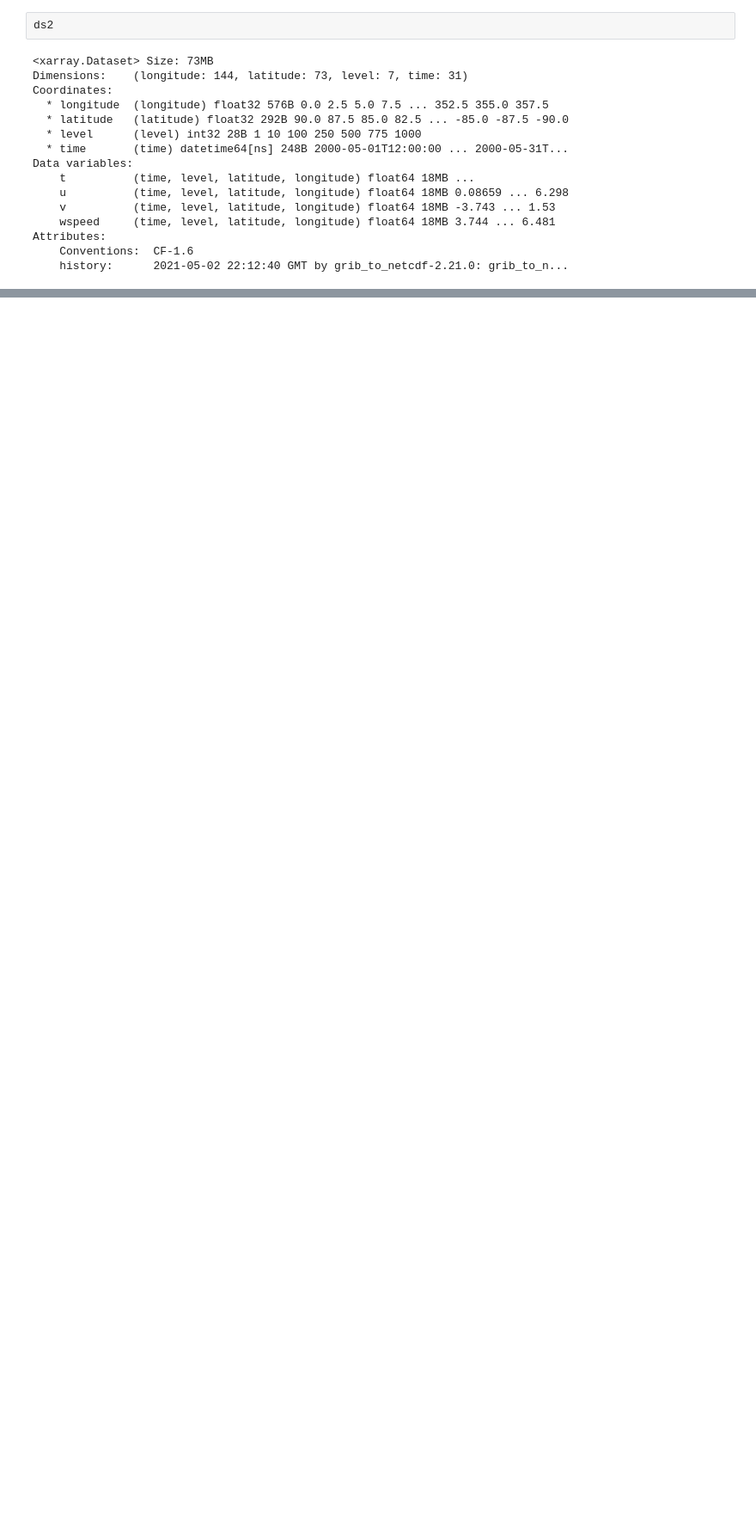
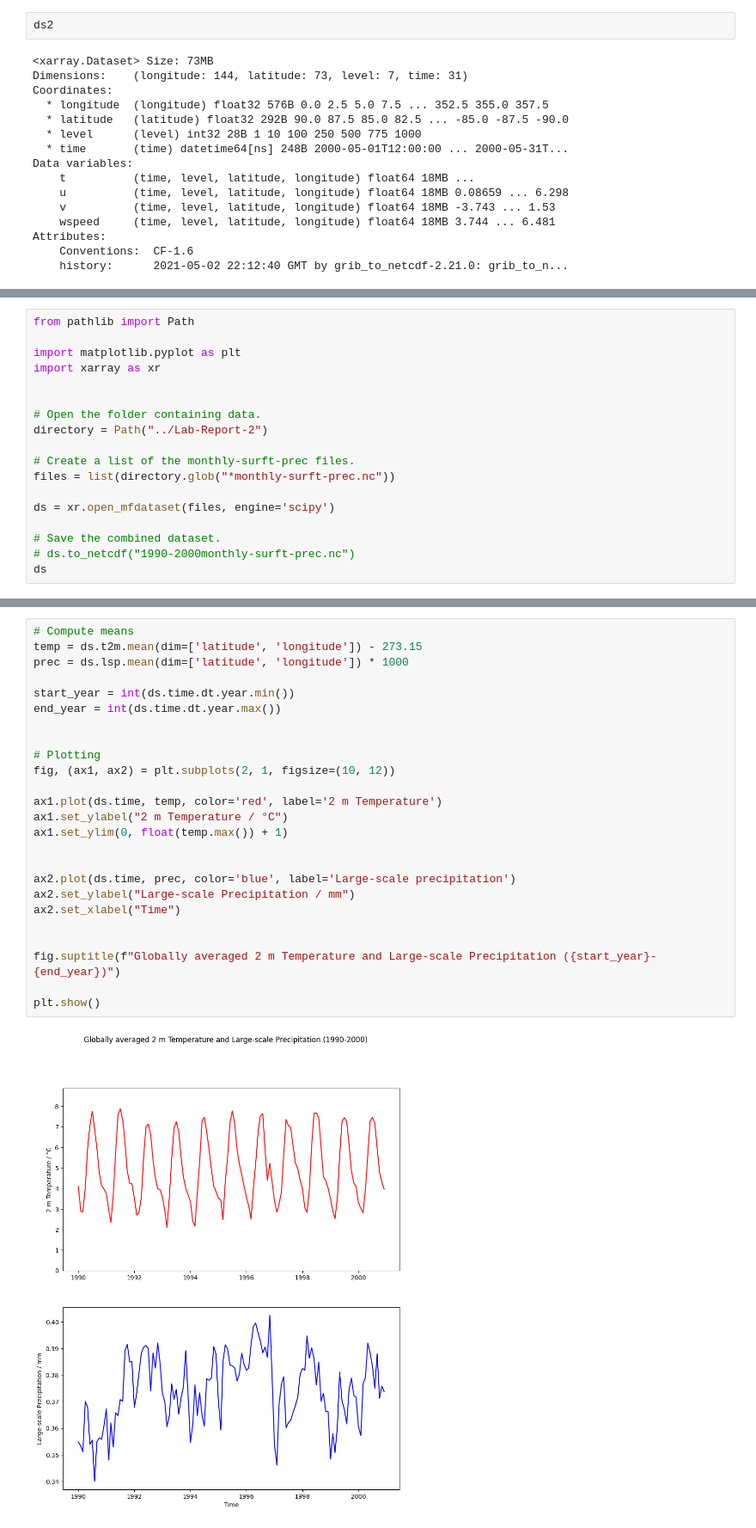
Before and after one commit to ChaPop870/63-527-Data-Analysis-of-Atm-and-Oce-using-Python-Labs, a Jupyter notebook: Lab-Report-2/Lab 3.ipynb, the cells around one changed output, grey strips where cells are left out. Shown at 86% size. Cells and saved outputs as stored; diff of their text form; blank space fills up the shorter version.

```diff
--- a/Lab-Report-2/Lab 3.ipynb
+++ b/Lab-Report-2/Lab 3.ipynb
@@ -642,3 +658,21 @@ Attributes:
     history:      2021-05-02 22:12:40 GMT by grib_to_netcdf-2.21.0: grib_to_n...
 # %% [markdown]
 ![image.png](attachment:ff11f65f-fbe7-41a3-aeb6-d0c17d95926e.png)
+# %%
+from pathlib import Path
+
+import matplotlib.pyplot as plt
+import xarray as xr
+
+
+# Open the folder containing data.
+directory = Path("../Lab-Report-2")
+
+# Create a list of the monthly-surft-prec files.
+files = list(directory.glob("*monthly-surft-prec.nc"))
+
+ds = xr.open_mfdataset(files, engine='scipy')
+
+# Save the combined dataset.
+# ds.to_netcdf("1990-2000monthly-surft-prec.nc")
+ds
@@ -644,0 +722,27 @@ Attributes:
+# %%
+# Compute means
+temp = ds.t2m.mean(dim=['latitude', 'longitude']) - 273.15
+prec = ds.lsp.mean(dim=['latitude', 'longitude']) * 1000
+
+start_year = int(ds.time.dt.year.min())
+end_year = int(ds.time.dt.year.max())
+
+
+# Plotting
+fig, (ax1, ax2) = plt.subplots(2, 1, figsize=(10, 12))
+
+ax1.plot(ds.time, temp, color='red', label='2 m Temperature')
+ax1.set_ylabel("2 m Temperature / °C")
+ax1.set_ylim(0, float(temp.max()) + 1)
+
+
+ax2.plot(ds.time, prec, color='blue', label='Large-scale precipitation')
+ax2.set_ylabel("Large-scale Precipitation / mm")
+ax2.set_xlabel("Time")
+
+
+fig.suptitle(f"Globally averaged 2 m Temperature and Large-scale Precipitation ({start_year}-{end_year})")
+
+plt.show()
+# %% [output]
+[figure, added]
```
Also changed, not shown: parts of 6 cells of this notebook.
